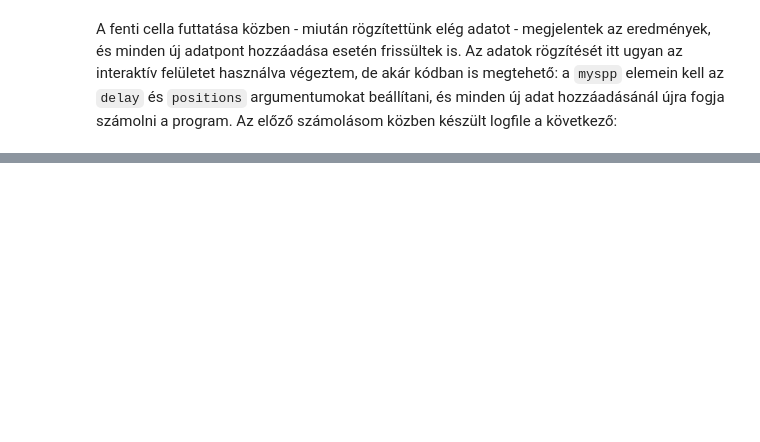
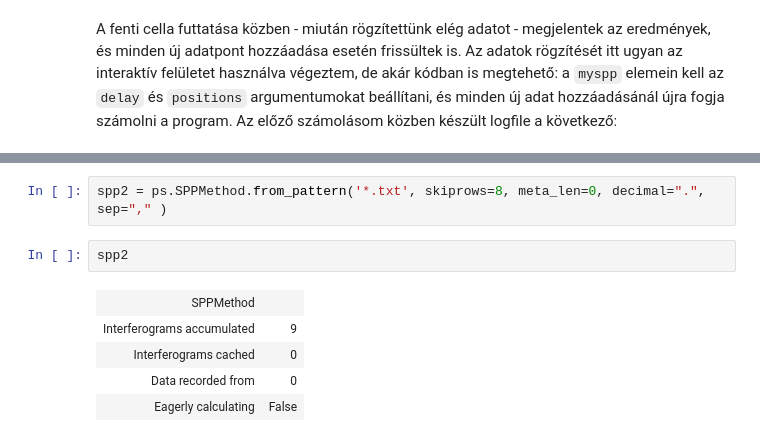
Before and after one commit to Ptrskay3/PySprint, a Jupyter notebook: doc/hu_spp.ipynb, the cells around one changed output, grey strips where cells are left out. Drawn from its saved outputs; the diff is of its cells as text; blank space fills up the shorter version.

```diff
--- a/doc/hu_spp.ipynb
+++ b/doc/hu_spp.ipynb
@@ -311,0 +350,10 @@ y: [-100.  -50.    0.   50.  100.  150.]
+# %%
+spp2 = ps.SPPMethod.from_pattern('*.txt', skiprows=8, meta_len=0, decimal=".", sep="," )
+# %%
+spp2
+# %% [output]
+| SPPMethod |  |
+| Interferograms accumulated | 9 |
+| Interferograms cached | 0 |
+| Data recorded from | 0 |
+| Eagerly calculating | False |
```
Also changed, not shown: parts of 17 cells of this notebook, 1 other file.
